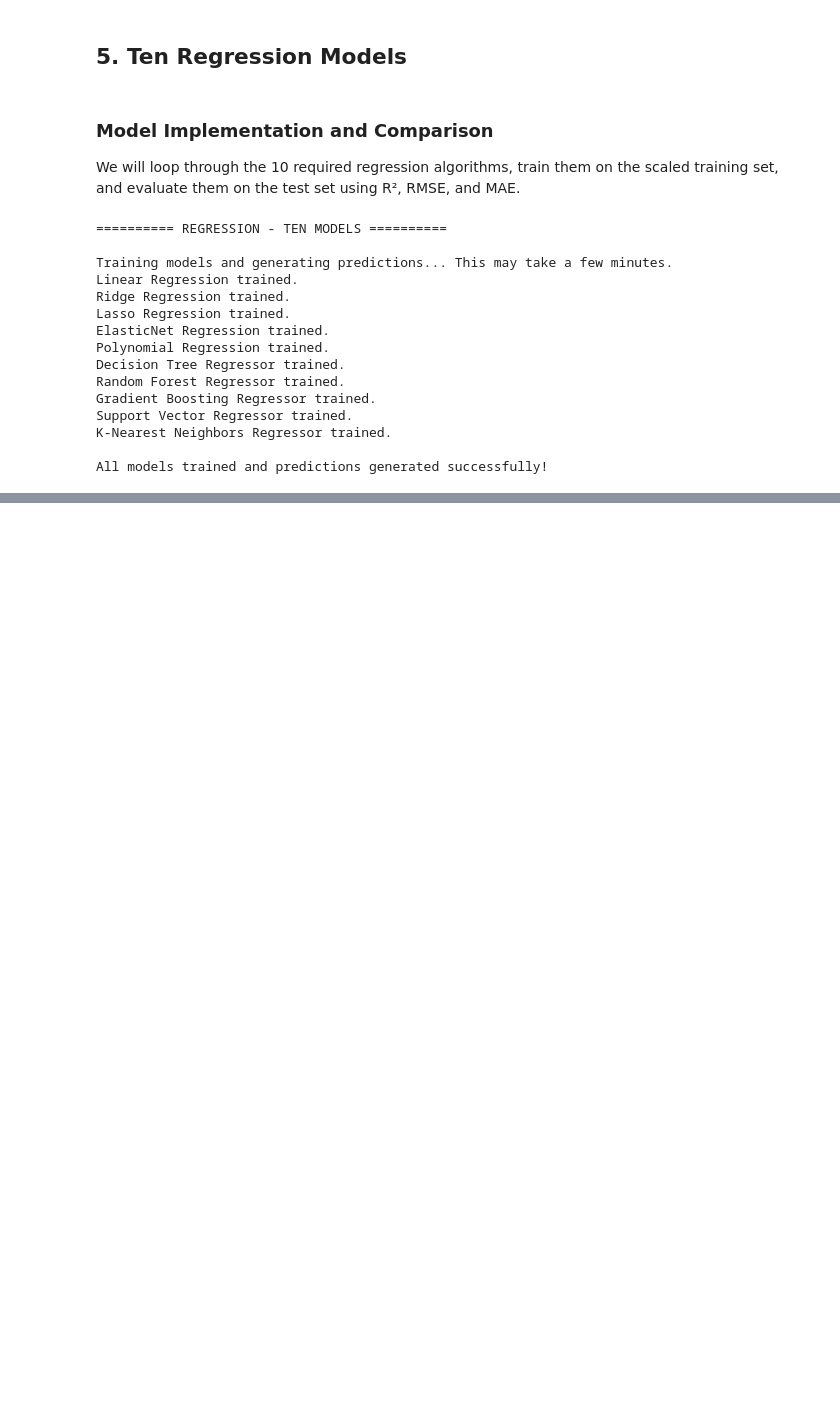
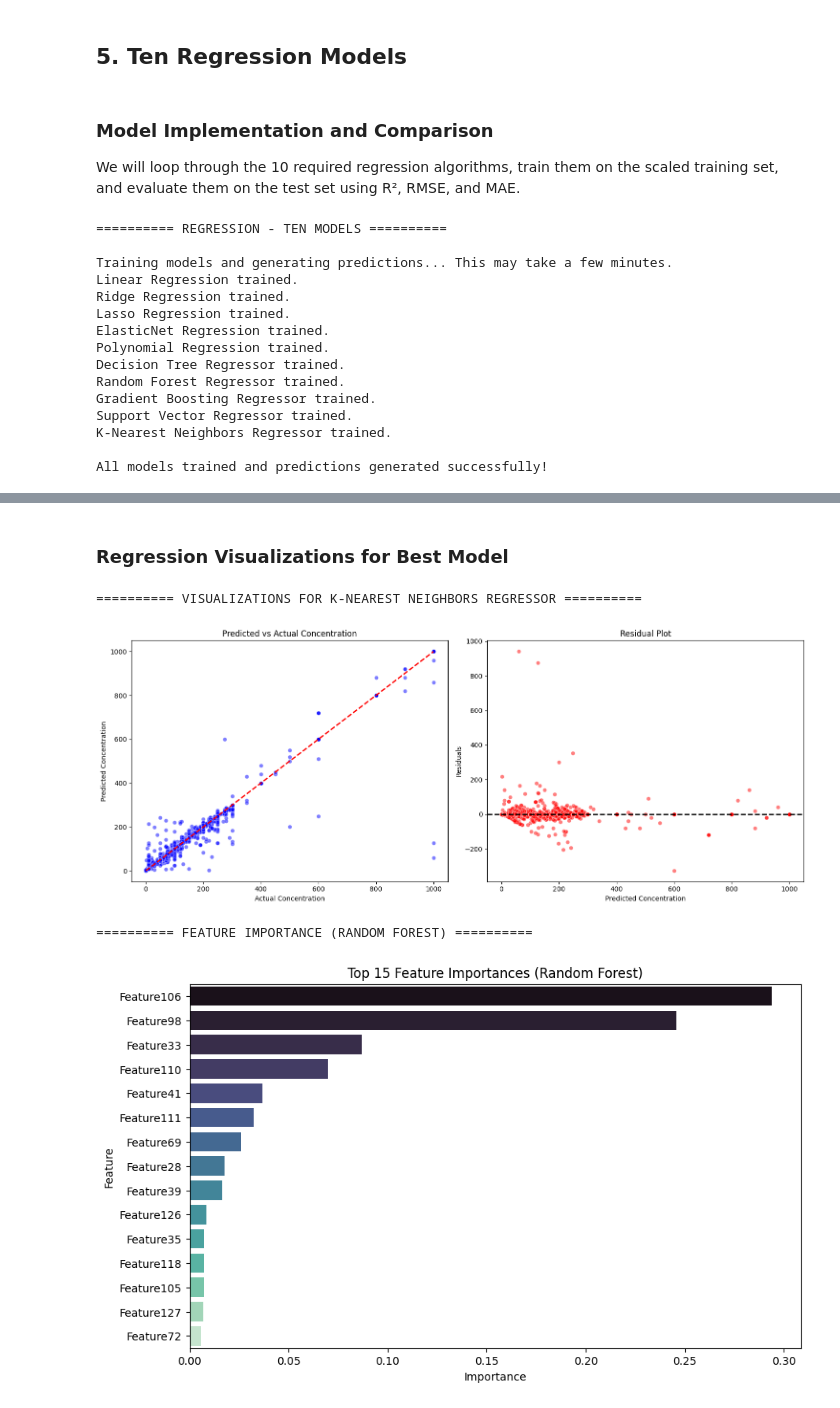
Before and after one commit to Viswesh-G/AutoML-_-Project, a Jupyter notebook: gas_sensor_ml_capstone/notebooks/regression.ipynb, the cells around one changed output, grey strips where cells are left out. Cells and saved outputs as stored; diff of their text form; code cells hidden in the pictures; blank space fills up the shorter version.

```diff
--- a/gas_sensor_ml_capstone/notebooks/regression.ipynb
+++ b/gas_sensor_ml_capstone/notebooks/regression.ipynb
@@ -474 +550,57 @@ All models trained and predictions generated successfully!
+# %% [markdown]
+### Regression Visualizations for Best Model
+# %%
+print(f"========== VISUALIZATIONS FOR {best_model_name.upper()} ==========\n")
+
+# Map predictions to model names to automatically select the best
+preds_map = {
+    "Linear Regression": linear_preds,
+    "Ridge Regression": ridge_preds,
+    "Lasso Regression": lasso_preds,
+    "ElasticNet Regression": elastic_preds,
+    "Polynomial Regression": poly_preds,
+    "Decision Tree Regressor": dt_preds,
+    "Random Forest Regressor": rf_preds,
+    "Gradient Boosting Regressor": gb_preds,
+    "Support Vector Regressor": svr_preds,
+    "K-Nearest Neighbors Regressor": knn_preds
+}
+best_preds = preds_map[best_model_name]
+
+fig, axes = plt.subplots(1, 2, figsize=(15, 6))
+
+# 1. Predicted vs Actual
+sns.scatterplot(x=y_test, y=best_preds, ax=axes[0], alpha=0.5, color="blue")
+axes[0].plot([y_test.min(), y_test.max()], [y_test.min(), y_test.max()], 'r--', lw=2)
+axes[0].set_xlabel("Actual Concentration")
+axes[0].set_ylabel("Predicted Concentration")
+axes[0].set_title("Predicted vs Actual Concentration")
+
+# 2. Residual plot
+residuals = y_test - best_preds
+sns.scatterplot(x=best_preds, y=residuals, ax=axes[1], alpha=0.5, color="red")
+axes[1].axhline(0, ls='--', color='black', lw=2)
+axes[1].set_xlabel("Predicted Concentration")
+axes[1].set_ylabel("Residuals")
+axes[1].set_title("Residual Plot")
+
+plt.tight_layout()
+plt.show()
+
+# 3. Feature Importance (Using Random Forest as a representative tree-based model)
+print("\n========== FEATURE IMPORTANCE (RANDOM FOREST) ==========\n")
+importances = random_forest_model.feature_importances_
+feat_imp = pd.Series(importances, index=extended_feature_columns).sort_values(ascending=False).head(15)
+
+plt.figure(figsize=(10, 6))
+sns.barplot(x=feat_imp.values, y=feat_imp.index, palette="mako")
+plt.title("Top 15 Feature Importances (Random Forest)")
+plt.xlabel("Importance")
+plt.ylabel("Feature")
+plt.show()
+# %% [output]
+========== VISUALIZATIONS FOR K-NEAREST NEIGHBORS REGRESSOR ==========
+[figure, added]
+========== FEATURE IMPORTANCE (RANDOM FOREST) ==========
+[figure, added]
 # %% [markdown]
```
Also changed, not shown: parts of 14 cells of this notebook, 1 other file.
